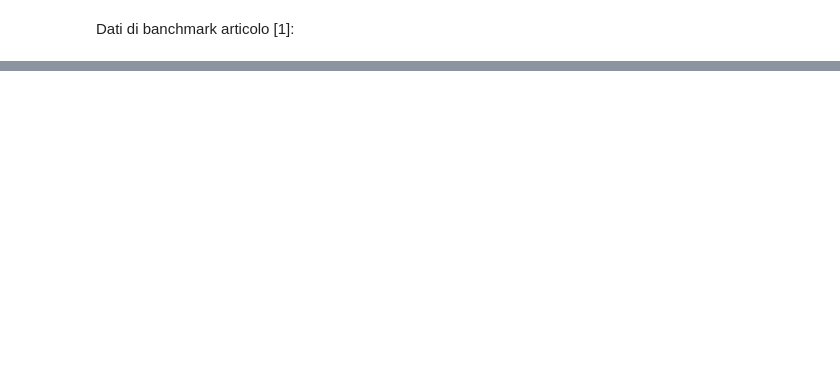
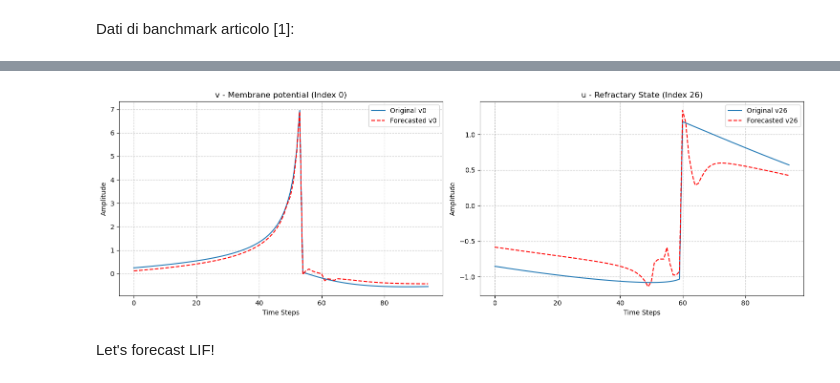
Before and after one commit to bucciadimela2-0/NeuronForecasting, a Jupyter notebook: main.ipynb, the cells around one changed output, grey strips where cells are left out. Saved outputs shown, nothing was run; the diff lists cells and outputs as text; code cells hidden in the pictures; blank space fills up the shorter version.

```diff
--- a/main.ipynb
+++ b/main.ipynb
@@ -172,0 +107,10 @@ Plotter.plot_data(sol, num_series = 1)
+# %%
+hybrid_model = HybridModel()
+x,y = DataHandler._prepare_data(data_izh)
+x_train, y_train, x_test, y_test = DataHandler._split_train_test(x,y)
+# %%
+x_error, y_error = DataHandler.create_error_sequences(model_data = data_izh , true_data = data_izh)
+model_corrections = hybrid_model._create_gru(len(data_izh[1]),len(data_izh[1]), same_size = True)
+optimizer = optim.Adam(model_corrections.parameters(), lr=0.001)
+trained_model_corrections = hybrid_model._train(model_corrections,x_error,y_error,optimizer,epochs = 200 )
+forecast = hybrid_model._forecast(trained_model_corrections, x_test, y_test, corrections=True)
@@ -172,0 +131,19 @@ Plotter.plot_data(sol, num_series = 1)
+# %%
+models_data = {
+    Constants.v: (y_test, forecast),
+   Constants.u: (y_test, forecast)
+}
+
+# Indici personalizzati per ogni modello
+indices = {
+
+    Constants.v: 0,
+    Constants.u: 26
+
+}
+
+Plotter.plot_multiple_models(models_data, indices=indices, var_name='v')
+# %% [output]
+[figure, added]
+# %% [markdown]
+Let's forecast LIF!
```
Also changed, not shown: parts of 37 cells of this notebook, 11 other files.
